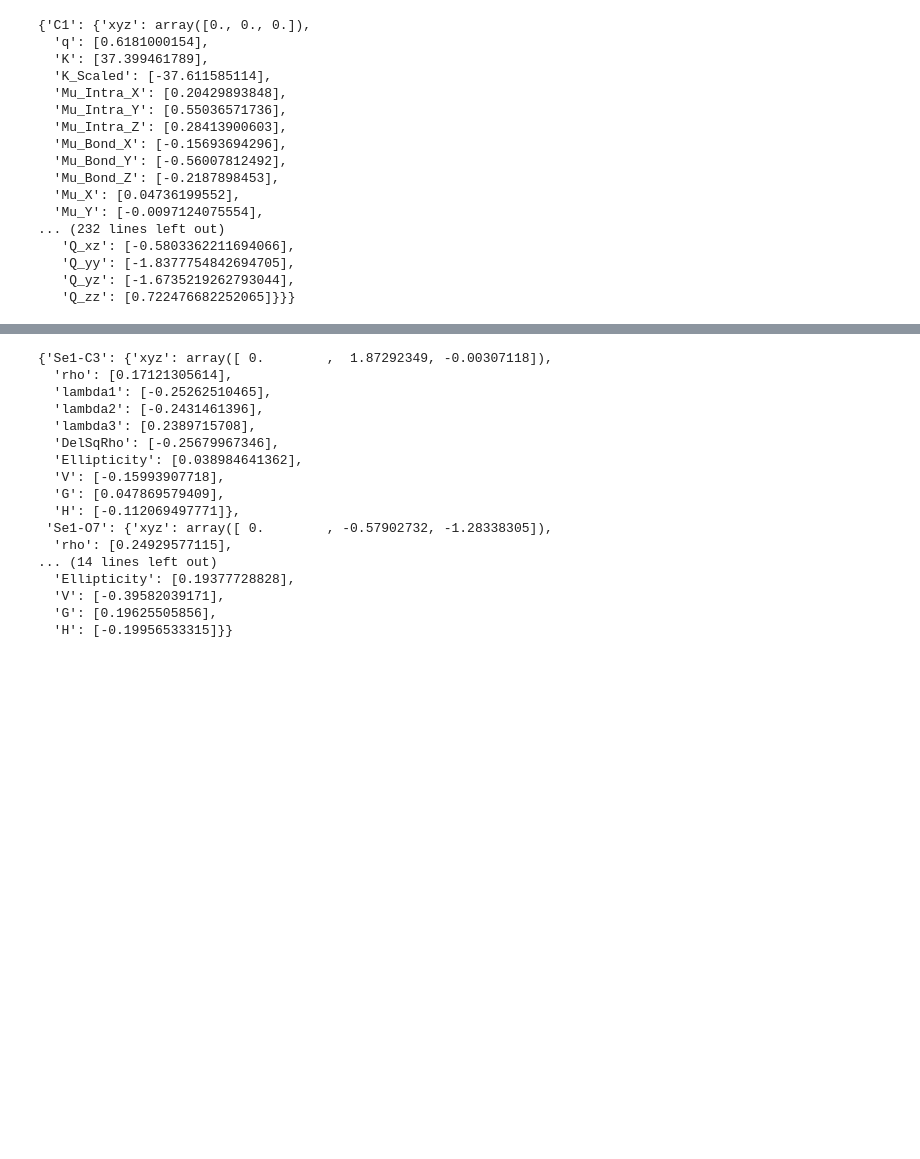
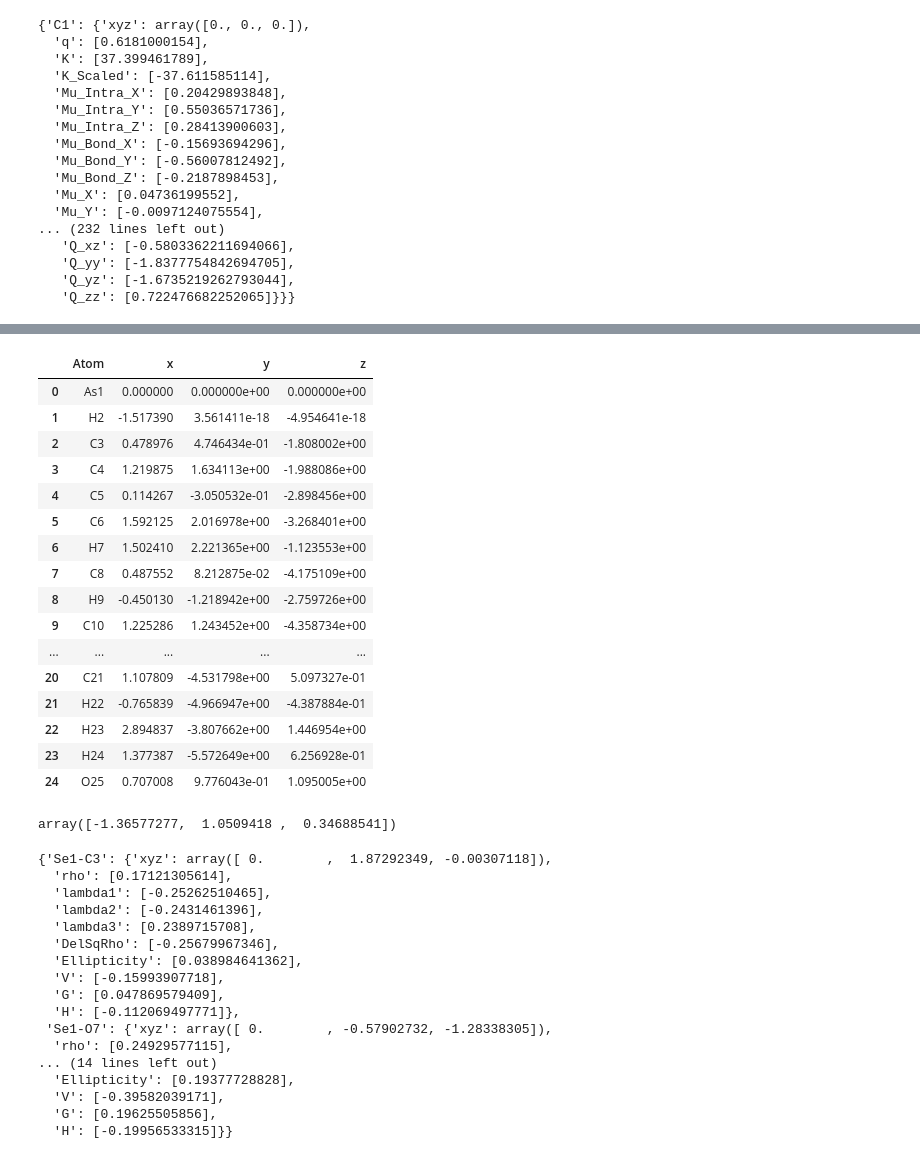
Before and after one commit to kmlefran/subproptools, a Jupyter notebook: Development Notebooks/testingFunctions.ipynb, the cells around one changed output, grey strips where cells are left out. Drawn from its saved outputs; the diff is of its cells as text; code cells hidden in the pictures; blank space fills up the shorter version.

```diff
--- a/Development Notebooks/testingFunctions.ipynb
+++ b/Development Notebooks/testingFunctions.ipynb
@@ -110,3 +192,27 @@ atomDict
+# %%
+sr.rotate_substituent('SubH_AsO-C6H5-2_wb97xd_aug-cc-pvtz',1,2)
+# %% [output]
+|  | Atom | x | y | z |
+| 0 | As1 | 0.000000 | 0.000000e+00 | 0.000000e+00 |
+| 1 | H2 | -1.517390 | 3.561411e-18 | -4.954641e-18 |
+| 2 | C3 | 0.478976 | 4.746434e-01 | -1.808002e+00 |
+| 3 | C4 | 1.219875 | 1.634113e+00 | -1.988086e+00 |
+| 4 | C5 | 0.114267 | -3.050532e-01 | -2.898456e+00 |
+| 5 | C6 | 1.592125 | 2.016978e+00 | -3.268401e+00 |
+| 6 | H7 | 1.502410 | 2.221365e+00 | -1.123553e+00 |
+| 7 | C8 | 0.487552 | 8.212875e-02 | -4.175109e+00 |
+| 8 | H9 | -0.450130 | -1.218942e+00 | -2.759726e+00 |
+| 9 | C10 | 1.225286 | 1.243452e+00 | -4.358734e+00 |
+| ... | ... | ... | ... | ... |
+| 20 | C21 | 1.107809 | -4.531798e+00 | 5.097327e-01 |
+| 21 | H22 | -0.765839 | -4.966947e+00 | -4.387884e-01 |
+| 22 | H23 | 2.894837 | -3.807662e+00 | 1.446954e+00 |
+| 23 | H24 | 1.377387 | -5.572649e+00 | 6.256928e-01 |
+| 24 | O25 | 0.707008 | 9.776043e-01 | 1.095005e+00 |
+# %%
+np.subtract(bcpPropDict['As1-C3']['xyz'],originAtomXYZ)
+# %% [output]
+array([-1.36577277,  1.0509418 ,  0.34688541])
 # %%
 # sr._get_ref_bcps('SubH_NHOCH3_wb97xd_aug-cc-pvtz_reor',[['N1','H3'],['N1','O4'],['N1','C5']],originAtom='N1')
 # %%
```
Also changed, not shown: parts of 11 cells of this notebook, 2 other files.
